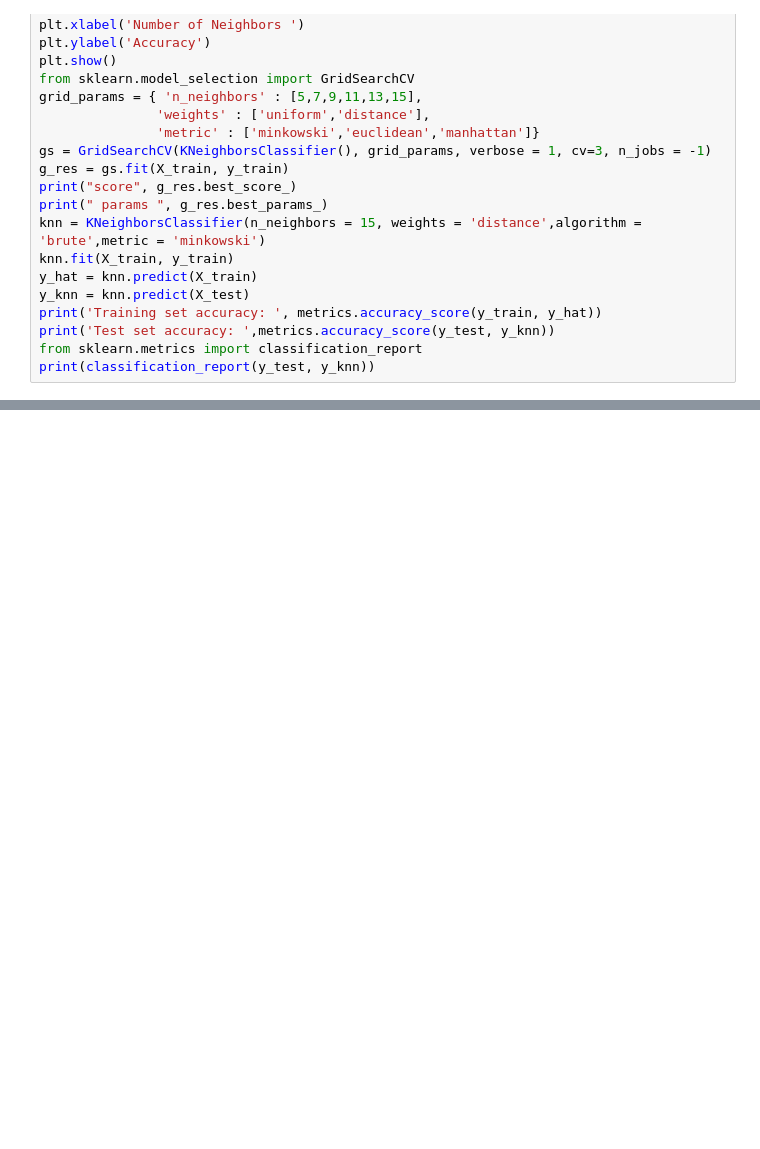
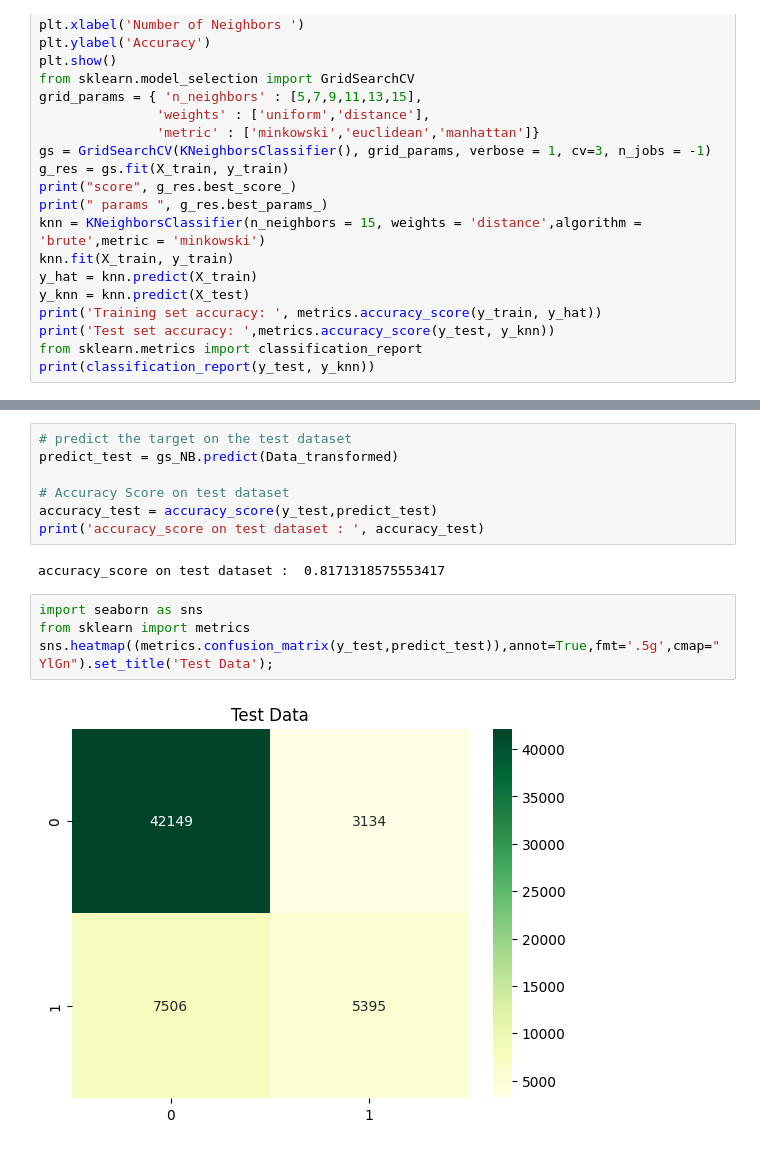
Before and after one commit to sagarmahapatro/ml-assignment, a Jupyter notebook: Group206_Problem_Statement_9_V1.ipynb, the cells around one changed output, grey strips where cells are left out. Saved outputs shown, nothing was run; the diff lists cells and outputs as text; blank space fills up the shorter version.

```diff
--- a/Group206_Problem_Statement_9_V1.ipynb
+++ b/Group206_Problem_Statement_9_V1.ipynb
@@ -298,0 +364,15 @@ print(classification_report(y_test, y_knn))
+# %%
+# predict the target on the test dataset
+predict_test = gs_NB.predict(Data_transformed)
+
+# Accuracy Score on test dataset
+accuracy_test = accuracy_score(y_test,predict_test)
+print('accuracy_score on test dataset : ', accuracy_test)
+# %% [output]
+accuracy_score on test dataset :  0.8171318575553417
+# %%
+import seaborn as sns
+from sklearn import metrics
+sns.heatmap((metrics.confusion_matrix(y_test,predict_test)),annot=True,fmt='.5g',cmap="YlGn").set_title('Test Data');
+# %% [output]
+[figure, added]
```
Also changed, not shown: parts of 7 cells of this notebook.
